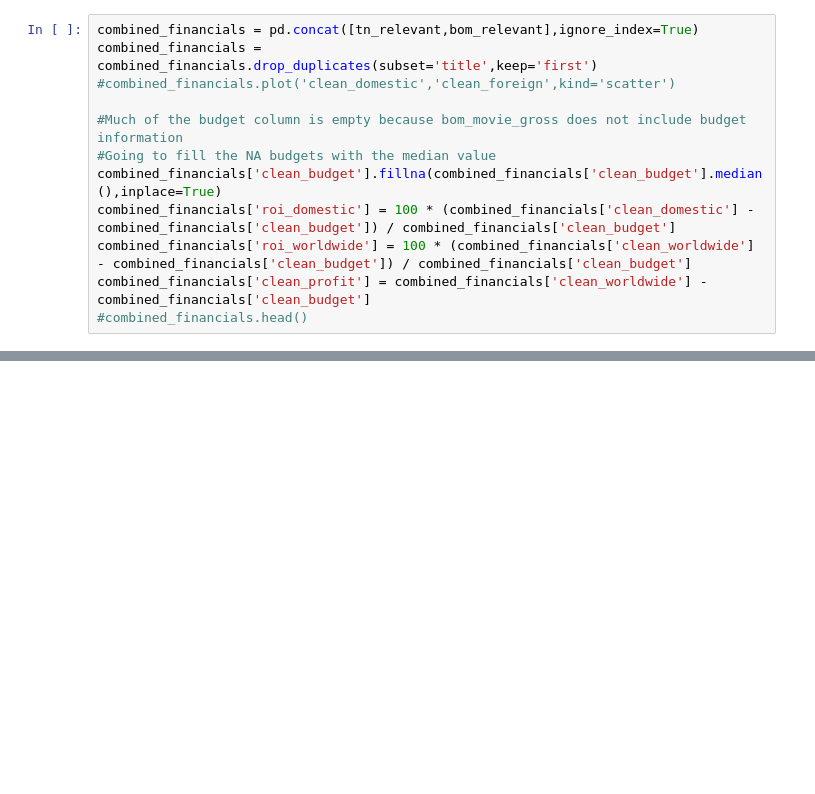
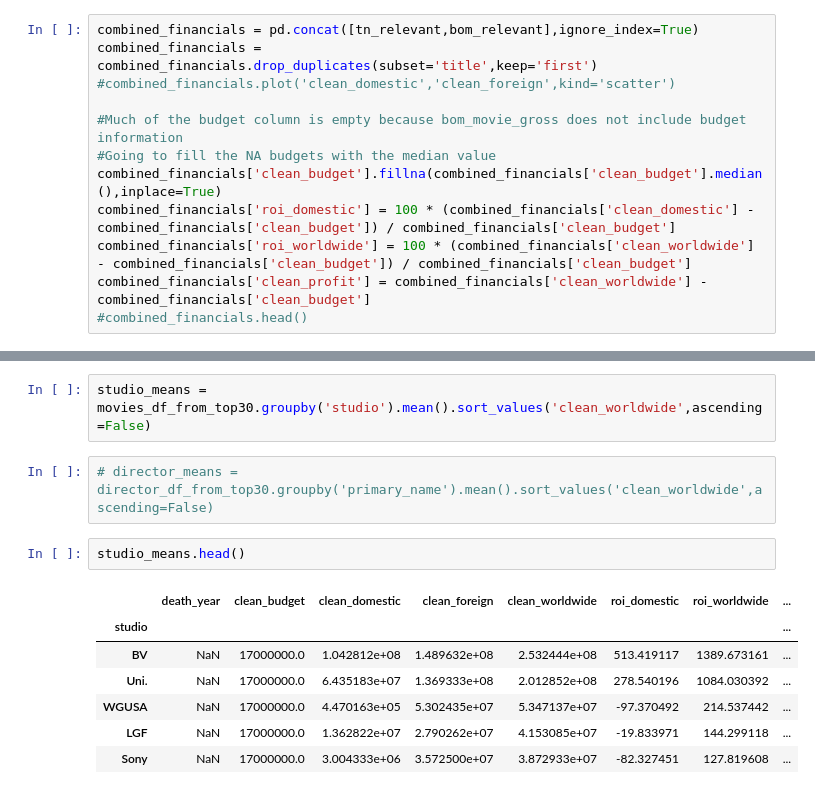
Before and after one commit to jlombino/dsc-phase-1-project-v2-4, a Jupyter notebook: Peter's Checkpoint.ipynb, the cells around one changed output, grey strips where cells are left out. Drawn from its saved outputs; the diff is of its cells as text; blank space fills up the shorter version.

```diff
--- a/Peter's Checkpoint.ipynb
+++ b/Peter's Checkpoint.ipynb
@@ -197,0 +238,14 @@ Name: genres, Length: 1053, dtype: int64
+# %%
+studio_means = movies_df_from_top30.groupby('studio').mean().sort_values('clean_worldwide',ascending=False)
+# %%
+# director_means = director_df_from_top30.groupby('primary_name').mean().sort_values('clean_worldwide',ascending=False)
+# %%
+studio_means.head()
+# %% [output]
+|  | death_year | clean_budget | clean_domestic | clean_foreign | clean_worldwide | roi_domestic | roi_worldwide | ... |
+| studio |  |  |  |  |  |  |  | ... |
+| BV | NaN | 17000000.0 | 1.042812e+08 | 1.489632e+08 | 2.532444e+08 | 513.419117 | 1389.673161 | ... |
+| Uni. | NaN | 17000000.0 | 6.435183e+07 | 1.369333e+08 | 2.012852e+08 | 278.540196 | 1084.030392 | ... |
+| WGUSA | NaN | 17000000.0 | 4.470163e+05 | 5.302435e+07 | 5.347137e+07 | -97.370492 | 214.537442 | ... |
+| LGF | NaN | 17000000.0 | 1.362822e+07 | 2.790262e+07 | 4.153085e+07 | -19.833971 | 144.299118 | ... |
+| Sony | NaN | 17000000.0 | 3.004333e+06 | 3.572500e+07 | 3.872933e+07 | -82.327451 | 127.819608 | ... |
```
Also changed, not shown: parts of 17 cells of this notebook.
